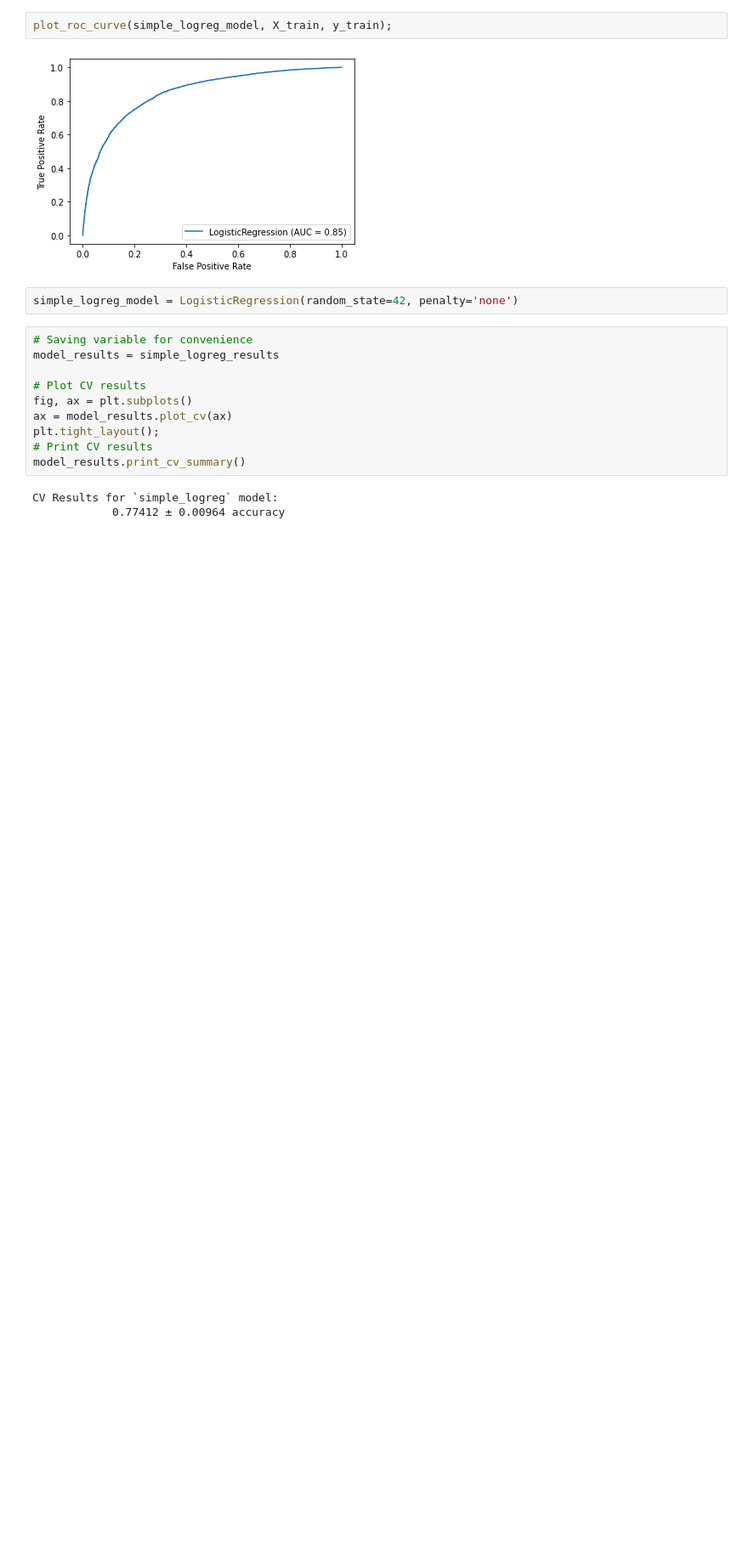
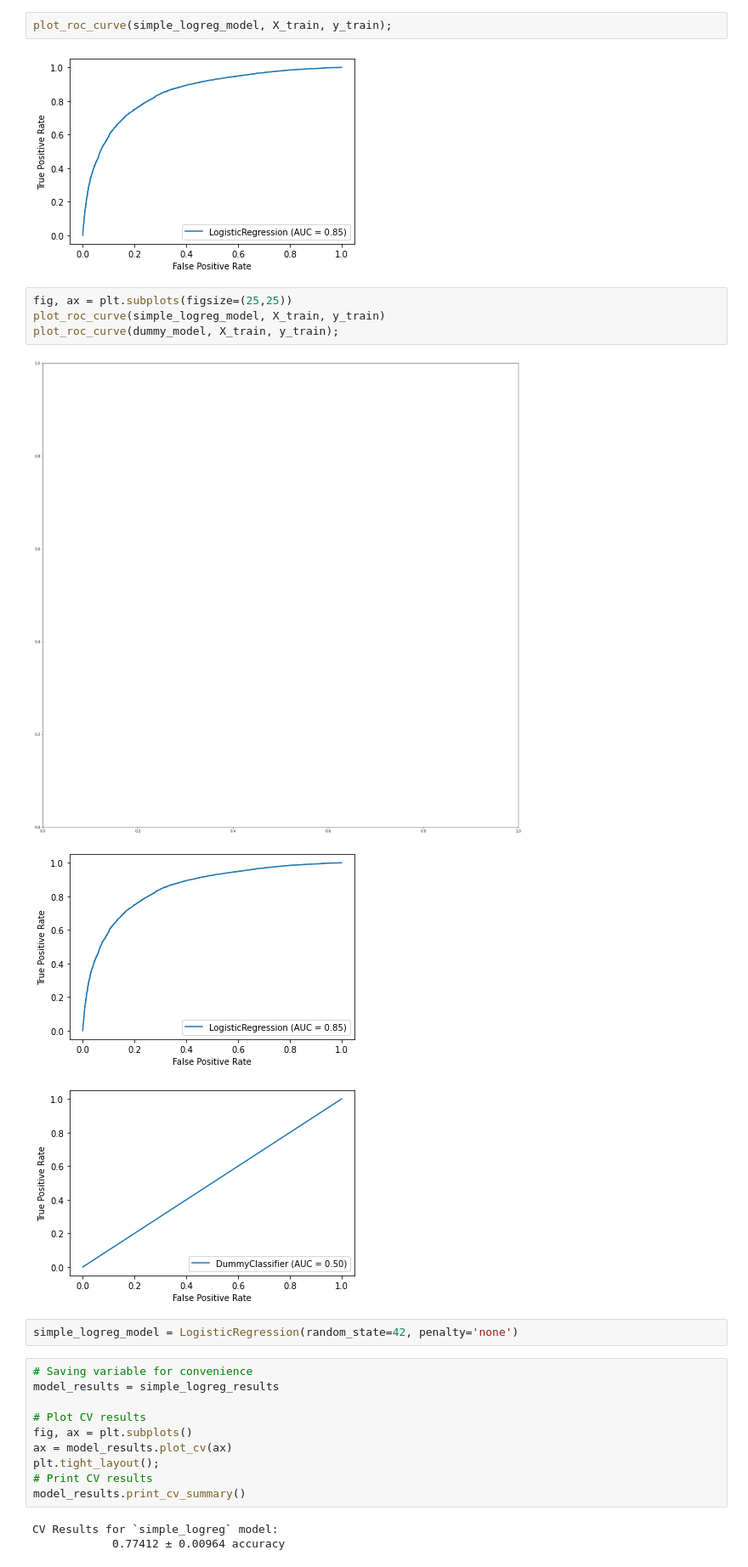
Before and after one commit to likej82/Probability-of-Receiving-Seasonal-Flu-Vaccination-Based-Off-Demographic, a Jupyter notebook: Wesnotebook.ipynb, the cells around one changed output. Shown: that part at 85% size. Cells and saved outputs as stored; diff of their text form; blank space fills up the shorter version.

```diff
--- a/Wesnotebook.ipynb
+++ b/Wesnotebook.ipynb
@@ -1318,6 +1339,14 @@ plot_confusion_matrix(simple_logreg_model, X_train, y_train, ax=ax, cmap="plasma
 plot_roc_curve(simple_logreg_model, X_train, y_train);
 # %% [output]
 [figure]
+# %%
+fig, ax = plt.subplots(figsize=(25,25))
+plot_roc_curve(simple_logreg_model, X_train, y_train)
+plot_roc_curve(dummy_model, X_train, y_train);
+# %% [output]
+[figure, added]
+[figure, added]
+[figure, added]
 # %%
 simple_logreg_model = LogisticRegression(random_state=42, penalty='none')
 # %%
```
Also changed, not shown: parts of 28 cells of this notebook.
